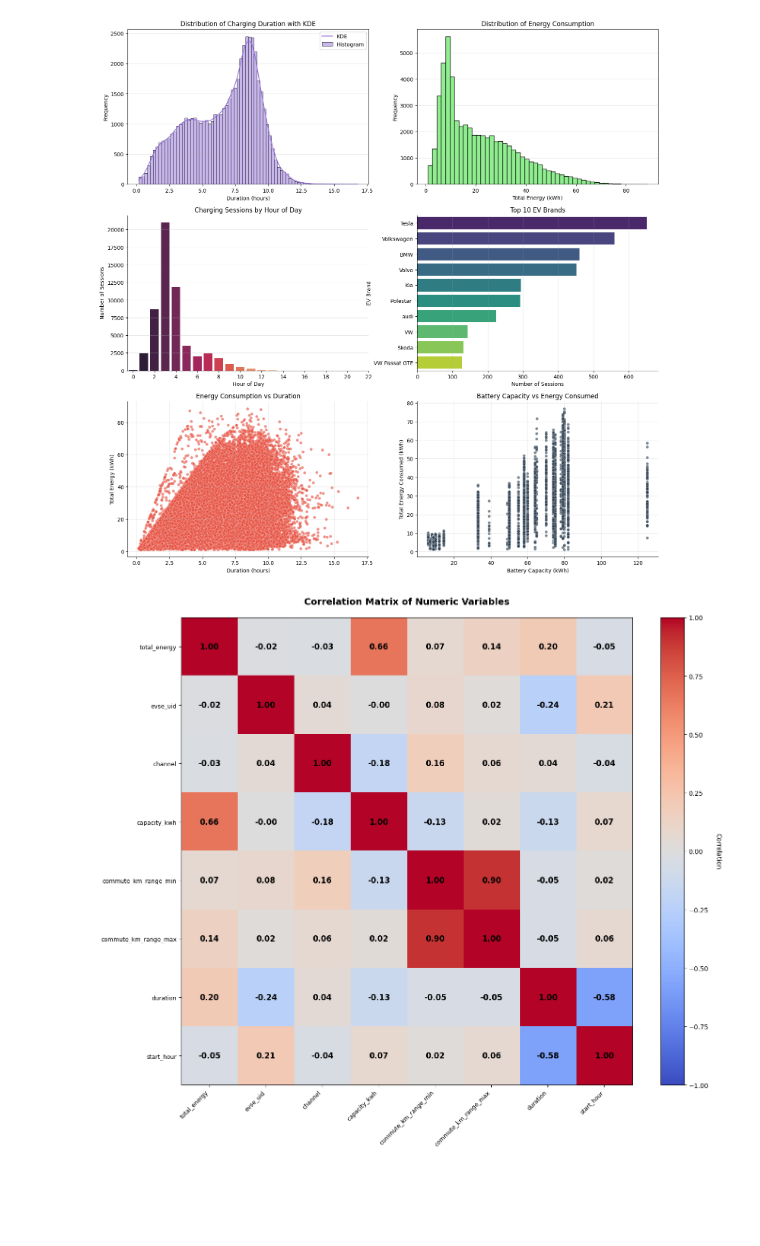
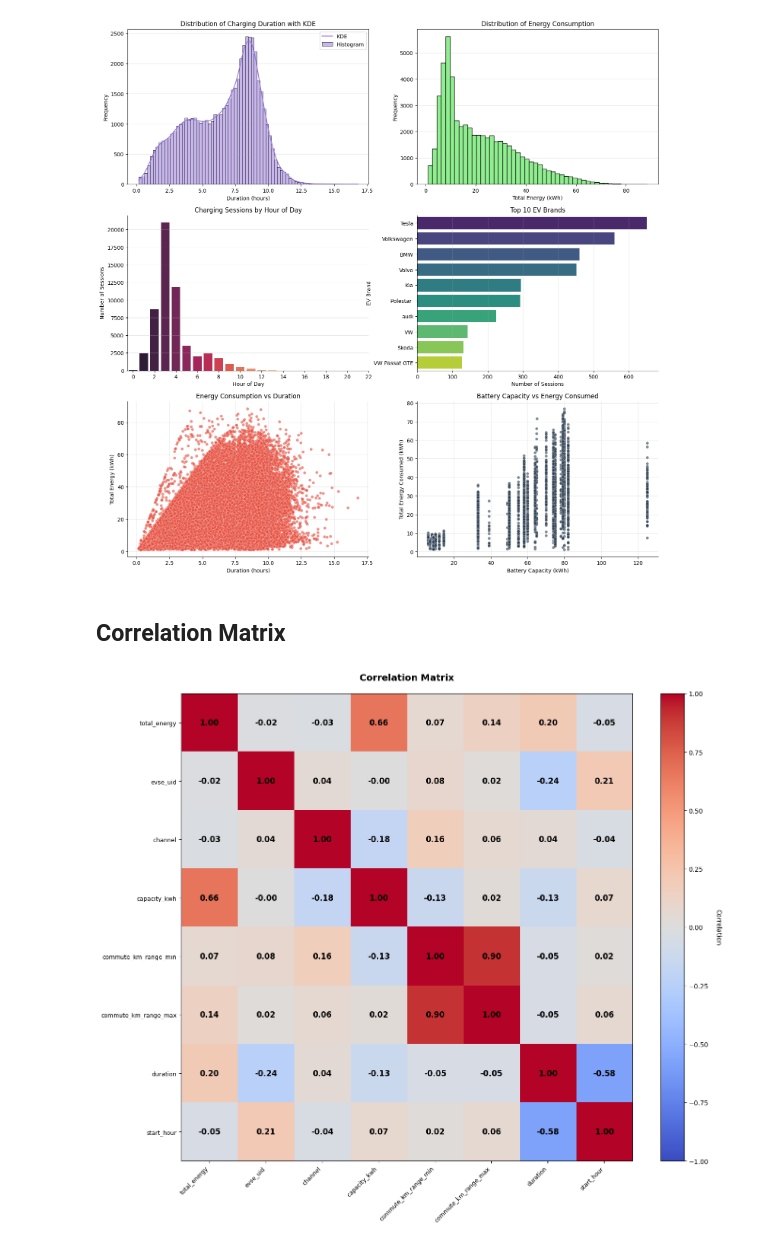
Before and after one commit to ManuCa93/time_series_final, a Jupyter notebook: notebook.ipynb, the cells around one changed output. Drawn from its saved outputs; the diff is of its cells as text; code cells hidden in the pictures; blank space fills up the shorter version.

Commit message:
fix: change plot name

```diff
--- a/notebook.ipynb
+++ b/notebook.ipynb
@@ -131,36 +131,37 @@ axes[2, 1].spines['top'].set_visible(False)
 axes[2, 1].spines['right'].set_visible(False)
 # %% [output]
 [figure]
+# %% [markdown]
+## Correlation Matrix
 # %%
-## Correlation Matrix
 
 # Calculate correlation matrix for numeric columns
 correlation_matrix = df.select_dtypes(include=['number']).corr()
 
 # Create heatmap
 fig, ax = plt.subplots(figsize=(14, 12))
 
 # Create the heatmap using imshow
 im = ax.imshow(correlation_matrix, cmap='coolwarm', vmin=-1, vmax=1, aspect='auto')
 
 # Set ticks and labels
 ax.set_xticks(range(len(correlation_matrix.columns)))
 ax.set_yticks(range(len(correlation_matrix.columns)))
 ax.set_xticklabels(correlation_matrix.columns, rotation=45, ha='right', fontsize=9)
 ax.set_yticklabels(correlation_matrix.columns, fontsize=9)
 
 # Add text annotations for all values
 for i in range(len(correlation_matrix)):
     for j in range(len(correlation_matrix)):
         text = ax.text(j, i, f'{correlation_matrix.iloc[i, j]:.2f}',
                       ha="center", va="center", color="black", fontsize=12, weight='bold')
 
 # Add colorbar
 cbar = plt.colorbar(im, ax=ax)
 cbar.set_label('Correlation', rotation=270, labelpad=20)
 
-ax.set_title('Correlation Matrix of Numeric Variables', fontsize=14, pad=20, weight='bold')
+ax.set_title('Correlation Matrix', fontsize=14, pad=20, weight='bold')
 plt.tight_layout()
 plt.show()
 # %% [output]
-[figure, old version]
+[figure, new version]
```
